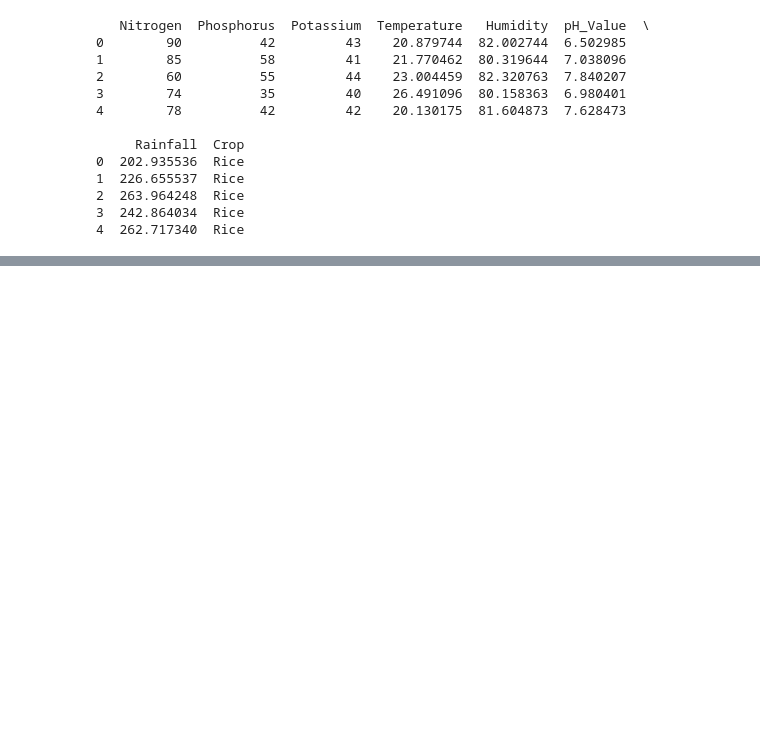
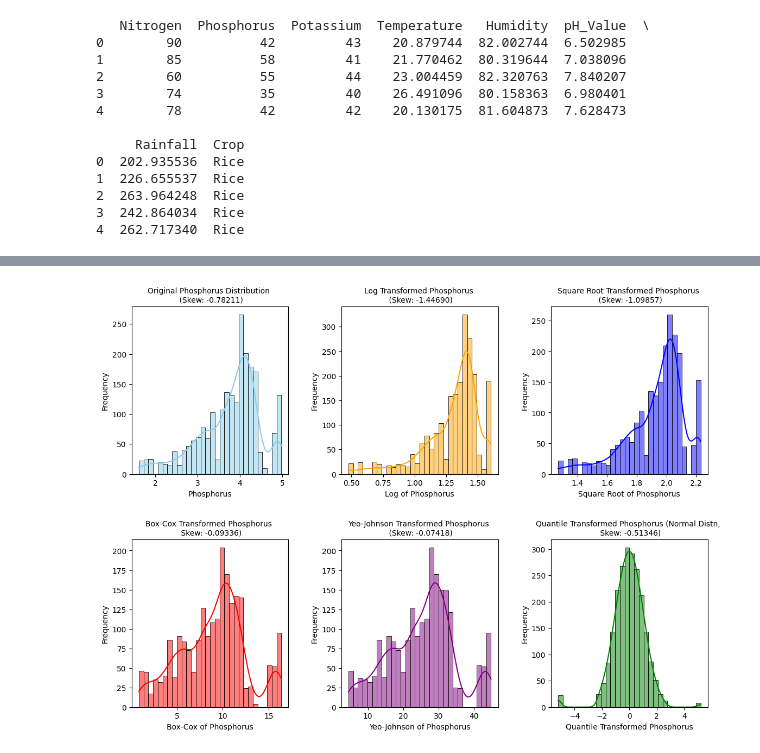
Before and after one commit to subhangi03/AgriSage, a Jupyter notebook: cleaning.ipynb, the cells around one changed output, grey strips where cells are left out. Drawn from its saved outputs; the diff is of its cells as text; code cells hidden in the pictures; blank space fills up the shorter version.

```diff
--- a/cleaning.ipynb
+++ b/cleaning.ipynb
@@ -277,0 +351,4 @@ Transformed Data:
+# %%
+transformation_method(a1, features[1])
+# %% [output]
+[figure, added]
```
Also changed, not shown: parts of 8 cells of this notebook.
